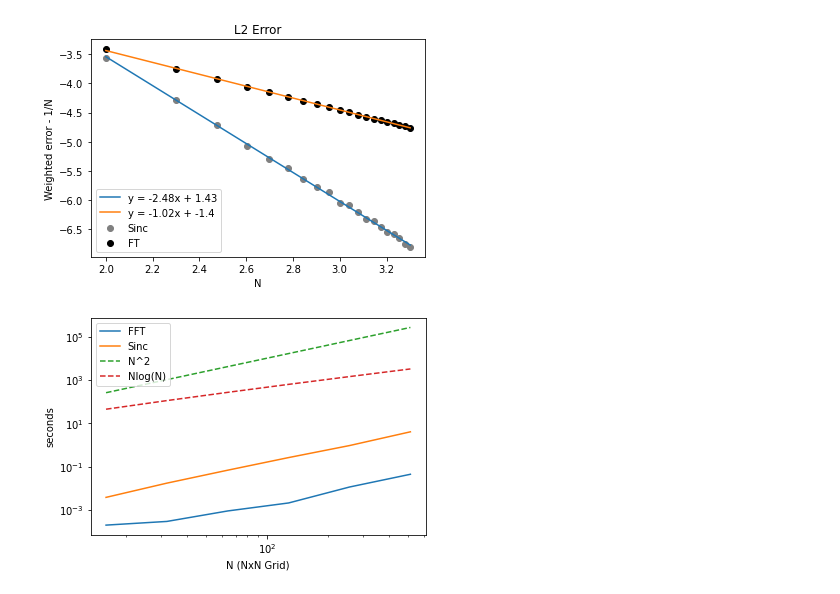
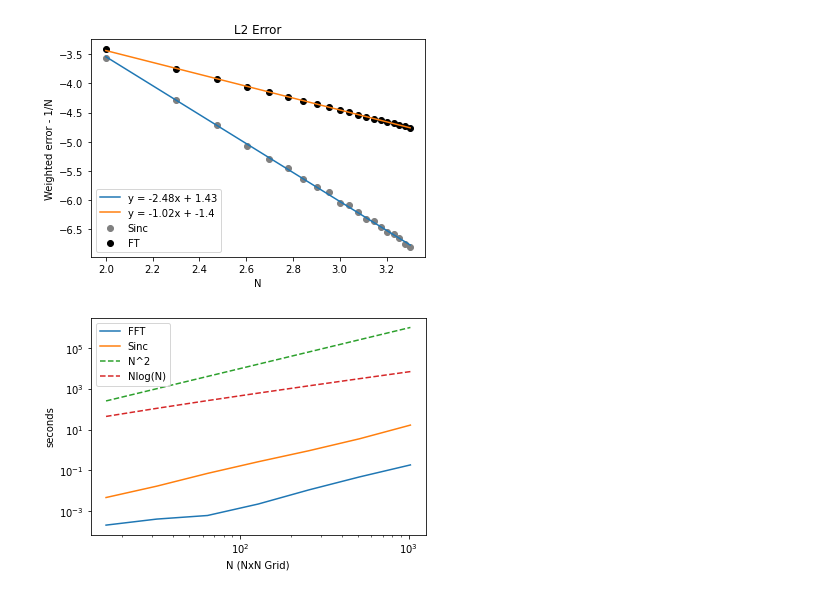
Before and after one commit to TeddyMeissner/Diffraction-Integral, a Jupyter notebook: Code/comparison_plots.ipynb, the cells around one changed output. Cells and saved outputs as stored; diff of their text form; code cells hidden in the pictures.

```diff
--- a/Code/comparison_plots.ipynb
+++ b/Code/comparison_plots.ipynb
@@ -69,7 +69,7 @@ grid_four = []
 for N in range(20,70,4):
     dx = 1e-3
     L = N*dx
-    z = 500
+    z = 100
     lam = 1e-6
     initial = gaussian(L,N,lam,z)
 
@@ -108,7 +108,7 @@ grid_N = []
 for N in range(6,80,4):
     L = 1e-1
     dx = L/N
-    z = 1000
+    z = 100
     lam = 1e-6
 
     initial = gaussian(L,N,lam,z)
@@ -210,7 +210,7 @@ plt.show()
 # %%
 import time
 
-N_grid = np.array([2**4,2**5,2**6,2**7,2**8,2**9])
+N_grid = np.array([2**4,2**5,2**6,2**7,2**8,2**9,2**10])
 L = 2
 lam = 1e-6
 z=100
@@ -218,32 +218,32 @@ z=100
 fft_times,sinc_times = [],[]
 
 for N in N_grid:
     initial = gaussian(L,N,lam,z)
     solutions = Diffraction(initial,L,N,lam,z)
     add = 0
-    iterations = 10
+    iterations = 5
     for i in range(iterations):
         tic = time.time()
         solutions.fft_solution()
         toc = time.time()
         add += toc - tic
     fft_times.append(add/iterations)
 
     add = 0
     for i in range(iterations):
         tic = time.time()
         solutions.sinc_solution()
         toc = time.time()
         add += toc - tic
     sinc_times.append(add/iterations)
 
 plt.loglog(N_grid,np.array(fft_times),label = 'FFT')
 plt.loglog(N_grid,np.array(sinc_times),label = 'Sinc')
 plt.loglog(N_grid,N_grid*N_grid,linestyle = 'dashed',label = 'N^2')
 plt.loglog(N_grid,N_grid*np.log(N_grid),linestyle = 'dashed',label = 'Nlog(N)')
 plt.xlabel("N (NxN Grid)")
 plt.ylabel("seconds")
 plt.legend()
 plt.show()
 # %% [output]
-[figure, old version]
+[figure, new version]
```
Also changed, not shown: parts of 2 cells of this notebook, 5 other files.
